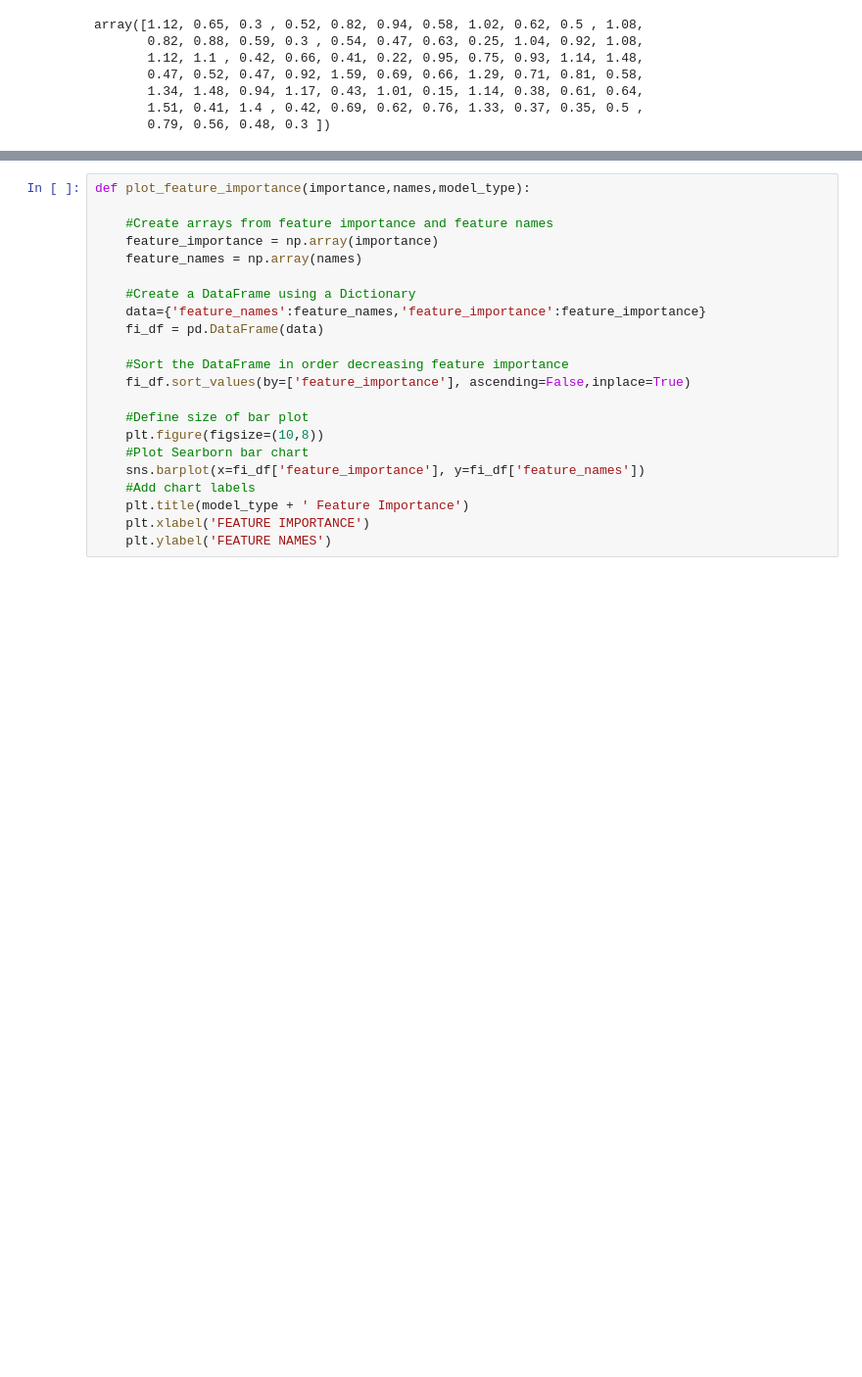
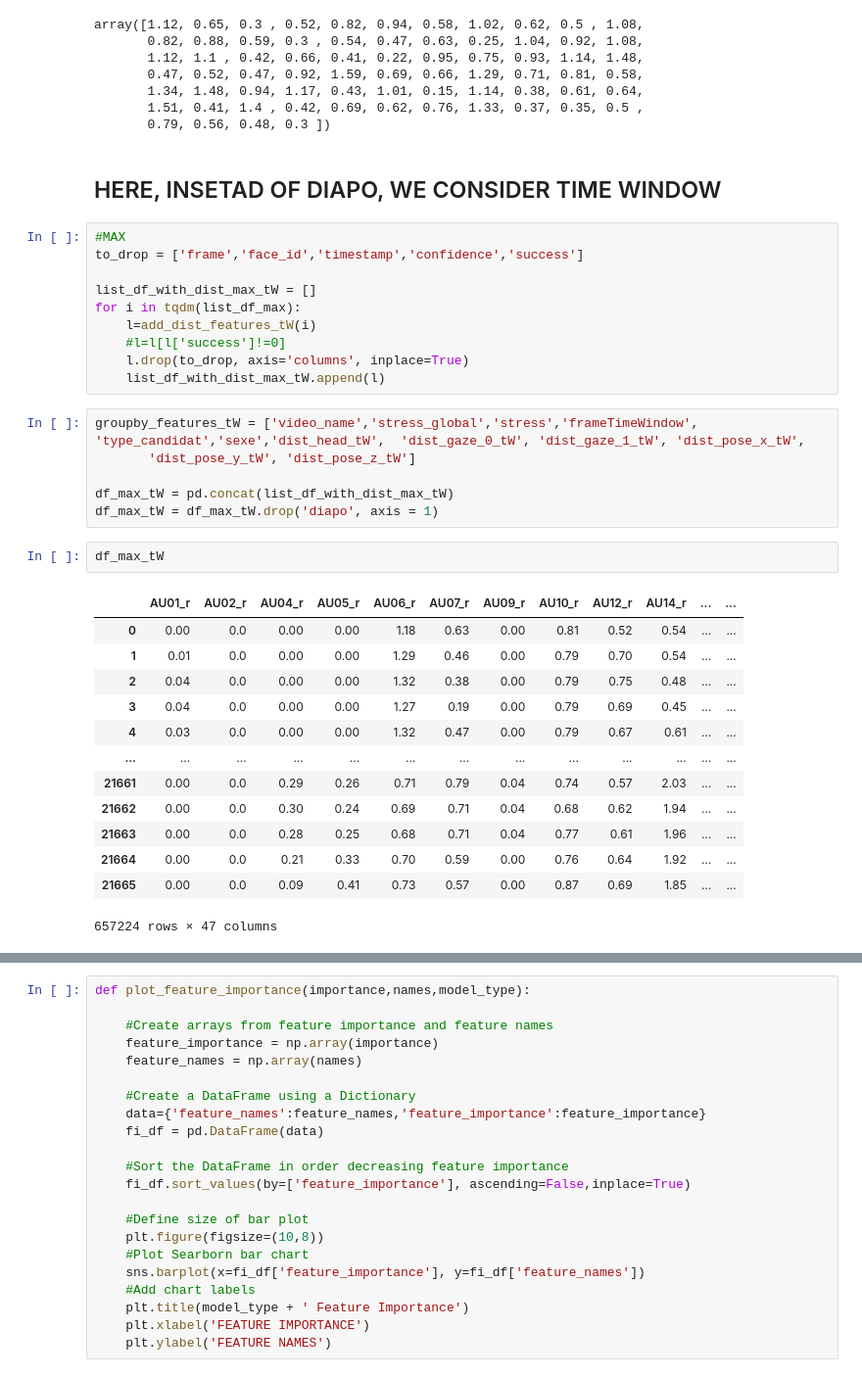
Before and after one commit to Projet-Fil-Rouge-AFPA/filrouge, a Jupyter notebook: Notebook_Valentina.ipynb, the cells around one changed output, grey strips where cells are left out. Shown at 98% size. Saved outputs shown, nothing was run; the diff lists cells and outputs as text; blank space fills up the shorter version.

```diff
--- a/Notebook_Valentina.ipynb
+++ b/Notebook_Valentina.ipynb
@@ -408,3 +417,37 @@ array([1.12, 0.65, 0.3 , 0.52, 0.82, 0.94, 0.58, 1.02, 0.62, 0.5 , 1.08,
        1.34, 1.48, 0.94, 1.17, 0.43, 1.01, 0.15, 1.14, 0.38, 0.61, 0.64,
        1.51, 0.41, 1.4 , 0.42, 0.69, 0.62, 0.76, 1.33, 0.37, 0.35, 0.5 ,
        0.79, 0.56, 0.48, 0.3 ])
+# %% [markdown]
+## HERE, INSETAD OF DIAPO,  WE CONSIDER TIME WINDOW
+# %%
+#MAX
+to_drop = ['frame','face_id','timestamp','confidence','success']
+
+list_df_with_dist_max_tW = []
+for i in tqdm(list_df_max):
+    l=add_dist_features_tW(i)
+    #l=l[l['success']!=0]
+    l.drop(to_drop, axis='columns', inplace=True)
+    list_df_with_dist_max_tW.append(l)
+# %%
+groupby_features_tW = ['video_name','stress_global','stress','frameTimeWindow', 'type_candidat','sexe','dist_head_tW',  'dist_gaze_0_tW', 'dist_gaze_1_tW', 'dist_pose_x_tW',
+       'dist_pose_y_tW', 'dist_pose_z_tW']
+
+df_max_tW = pd.concat(list_df_with_dist_max_tW)
+df_max_tW = df_max_tW.drop('diapo', axis = 1)
+# %%
+df_max_tW
+# %% [output]
+|  | AU01_r | AU02_r | AU04_r | AU05_r | AU06_r | AU07_r | AU09_r | AU10_r | AU12_r | AU14_r | ... | ... |
+| 0 | 0.00 | 0.0 | 0.00 | 0.00 | 1.18 | 0.63 | 0.00 | 0.81 | 0.52 | 0.54 | ... | ... |
+| 1 | 0.01 | 0.0 | 0.00 | 0.00 | 1.29 | 0.46 | 0.00 | 0.79 | 0.70 | 0.54 | ... | ... |
+| 2 | 0.04 | 0.0 | 0.00 | 0.00 | 1.32 | 0.38 | 0.00 | 0.79 | 0.75 | 0.48 | ... | ... |
+| 3 | 0.04 | 0.0 | 0.00 | 0.00 | 1.27 | 0.19 | 0.00 | 0.79 | 0.69 | 0.45 | ... | ... |
+| 4 | 0.03 | 0.0 | 0.00 | 0.00 | 1.32 | 0.47 | 0.00 | 0.79 | 0.67 | 0.61 | ... | ... |
+| ... | ... | ... | ... | ... | ... | ... | ... | ... | ... | ... | ... | ... |
+| 21661 | 0.00 | 0.0 | 0.29 | 0.26 | 0.71 | 0.79 | 0.04 | 0.74 | 0.57 | 2.03 | ... | ... |
+| 21662 | 0.00 | 0.0 | 0.30 | 0.24 | 0.69 | 0.71 | 0.04 | 0.68 | 0.62 | 1.94 | ... | ... |
+| 21663 | 0.00 | 0.0 | 0.28 | 0.25 | 0.68 | 0.71 | 0.04 | 0.77 | 0.61 | 1.96 | ... | ... |
+| 21664 | 0.00 | 0.0 | 0.21 | 0.33 | 0.70 | 0.59 | 0.00 | 0.76 | 0.64 | 1.92 | ... | ... |
+| 21665 | 0.00 | 0.0 | 0.09 | 0.41 | 0.73 | 0.57 | 0.00 | 0.87 | 0.69 | 1.85 | ... | ... |
+657224 rows × 47 columns
```
Also changed, not shown: parts of 14 cells of this notebook, 1 other file.
